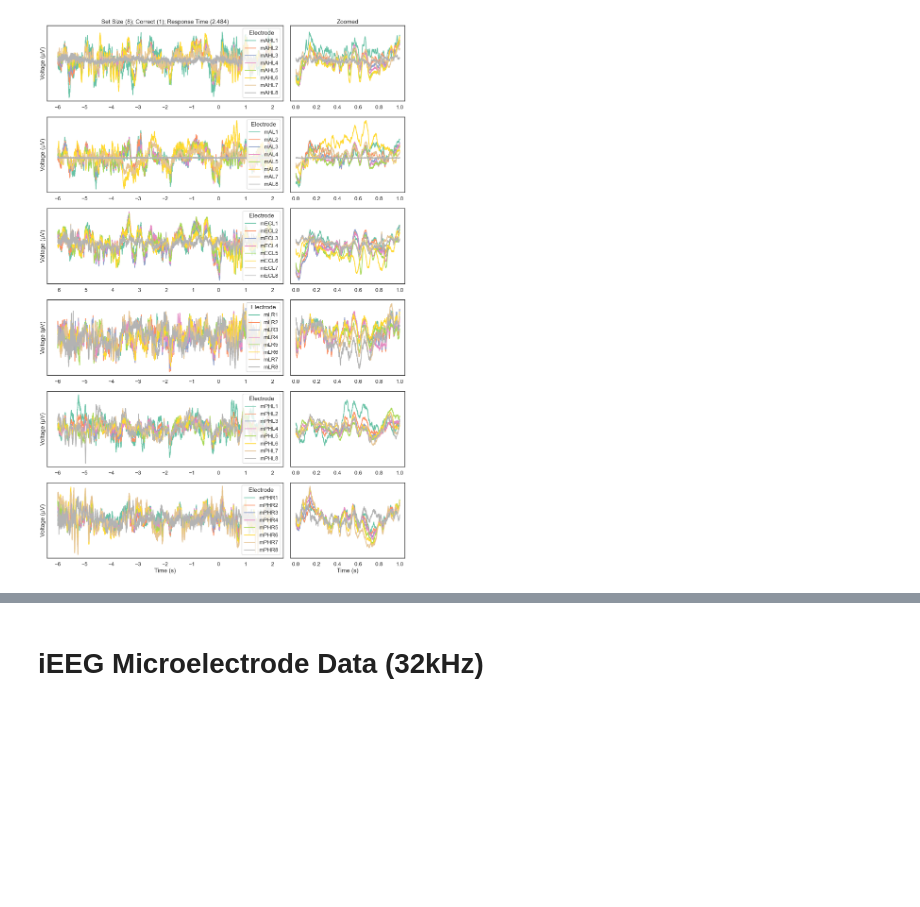
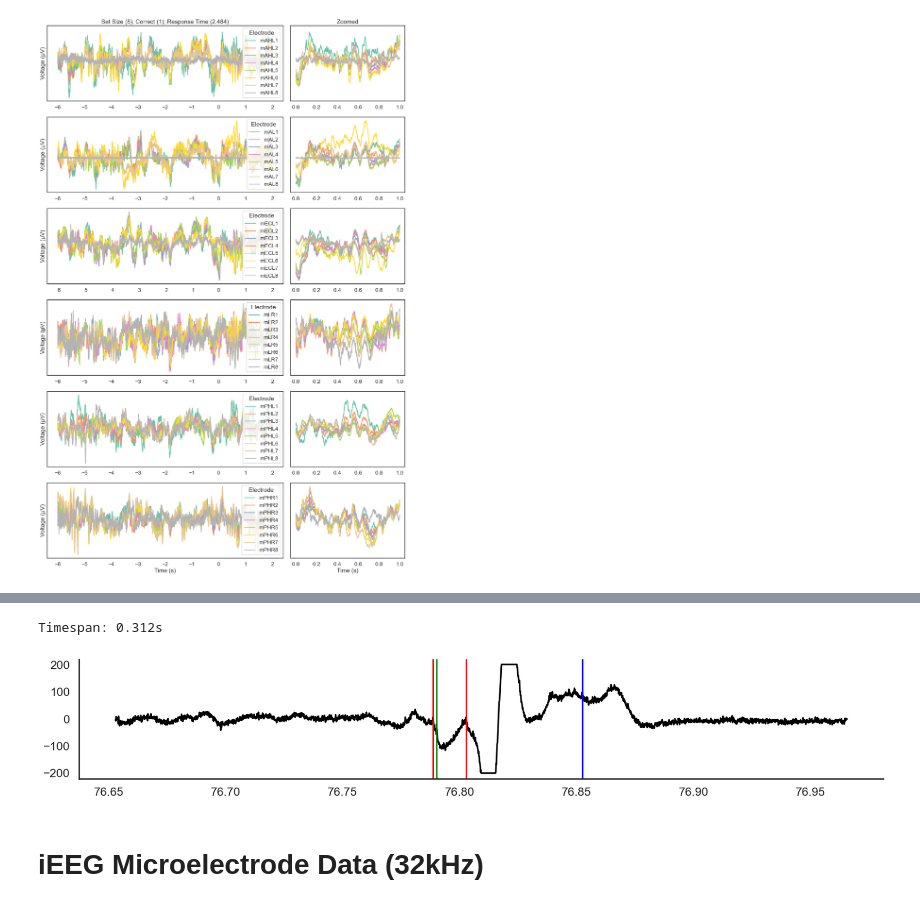
Before and after one commit to Oafish1/Ephys-Analysis, a Jupyter notebook: hiEEG.ipynb, the cells around one changed output, grey strips where cells are left out. Cells and saved outputs as stored; diff of their text form; code cells hidden in the pictures; blank space fills up the shorter version.

```diff
--- a/hiEEG.ipynb
+++ b/hiEEG.ipynb
@@ -96,3 +255,38 @@ plt.tight_layout()
+# %%
+# Load data
+folder = './data/New hiEEG/000574'
+file_string = f'sub-02/sub-02_ses-01.nwb'
+micro_data, micro_meta = load_iEEG_micro(2, 1, folder=folder, format='new')  # Can use `format='old'` for old format
+nwbfile = pynwb.NWBHDF5IO(os.path.join(folder, file_string), mode='r').read()
+
+# Plot raw waveform for single unit with spikes
+fig, ax = plt.subplots(1, 1, figsize=(20, 3))
+unit_mask = nwbfile.units[:]['electrodes'].apply(lambda a: a[0] == 11)
+maxlim_idx = np.argmax(np.abs(micro_data['waveform'][:, 3]))
+# maxlim_idx = np.unravel_index(maxlim_idx, micro_data['waveform'].shape)
+maxlim = np.abs(micro_data['waveform'][maxlim_idx, 3]).flatten()
+min_idx = maxlim_idx - 5_000
+max_idx = maxlim_idx + 5_000
+# min_idx = 0
+# max_idx = 16_000
+# max_idx = len(micro_data['time'])
+# min_idx = int(328.8*32_000)
+# max_idx = int(328.9*32_000)
+skip_idx = 1
+ax.plot(micro_data['time'][min_idx:max_idx:skip_idx], micro_data['waveform'][min_idx:max_idx:skip_idx, 3], color='black')  # Electrode 11
+unit_spikes = nwbfile.units[:].loc[unit_mask, 'spike_times'].to_list()
+min_time = micro_data['time'][min_idx:max_idx:skip_idx][0]
+max_time = micro_data['time'][min_idx:max_idx:skip_idx][-1]
+for i, us in enumerate(unit_spikes):
+    for spike in us:
+        if spike < min_time or spike > max_time: continue
+        ax.axvline(x=spike, color={0: 'red', 1: 'green', 2: 'blue'}[i], lw=2)
+# ax.set_ylim(-200, 200)
+sns.despine(ax=ax)
+print(f'Timespan: {max_time - min_time:.3f}s')
+# %% [output]
+Timespan: 0.312s
+[figure, added]
 # %% [markdown]
 # iEEG Microelectrode Data (32kHz)
 # %%
```
Also changed, not shown: parts of 11 cells of this notebook, 1 other file.
